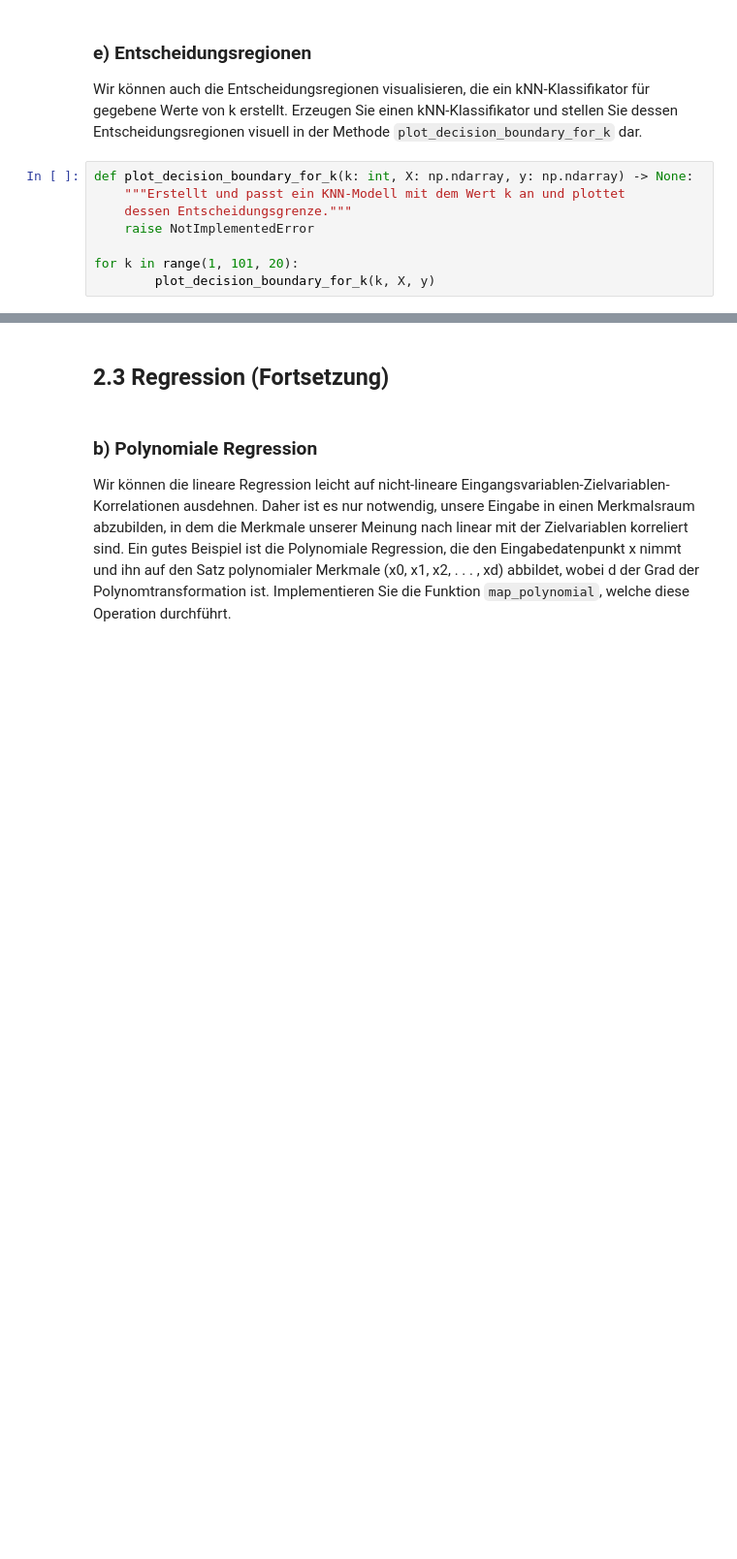
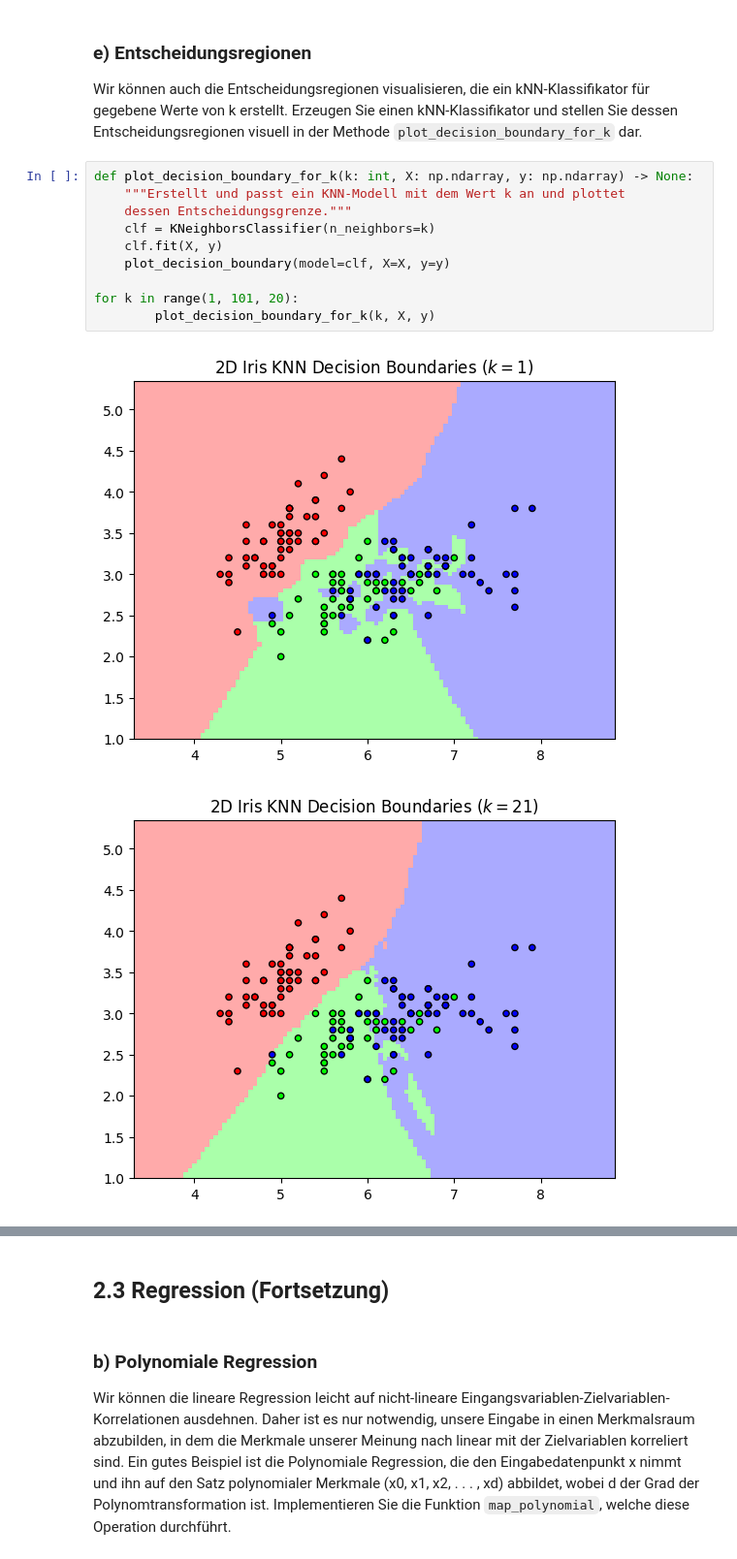
Before and after one commit to dissgod99/Data-Mining-and-Machine-Learning-SS23, a Jupyter notebook: H2_CrossValidation_kNN/02_Vorlage.ipynb, the cells around one changed output, grey strips where cells are left out. Shown: that part at 97% size. Saved outputs shown, nothing was run; the diff lists cells and outputs as text; blank space fills up the shorter version.

Commit message:
Plot decision boundaries

```diff
--- a/H2_CrossValidation_kNN/02_Vorlage.ipynb
+++ b/H2_CrossValidation_kNN/02_Vorlage.ipynb
@@ -464,8 +458,13 @@ Methode `plot_decision_boundary_for_k` dar.
 # %%
 def plot_decision_boundary_for_k(k: int, X: np.ndarray, y: np.ndarray) -> None:
     """Erstellt und passt ein KNN-Modell mit dem Wert k an und plottet
     dessen Entscheidungsgrenze."""
-    raise NotImplementedError
+    clf = KNeighborsClassifier(n_neighbors=k)
+    clf.fit(X, y)
+    plot_decision_boundary(model=clf, X=X, y=y)
 
 for k in range(1, 101, 20):
         plot_decision_boundary_for_k(k, X, y)
+# %% [output]
+[figure, added]
+[figure, added]
```
Also changed, not shown: parts of 3 cells of this notebook.
